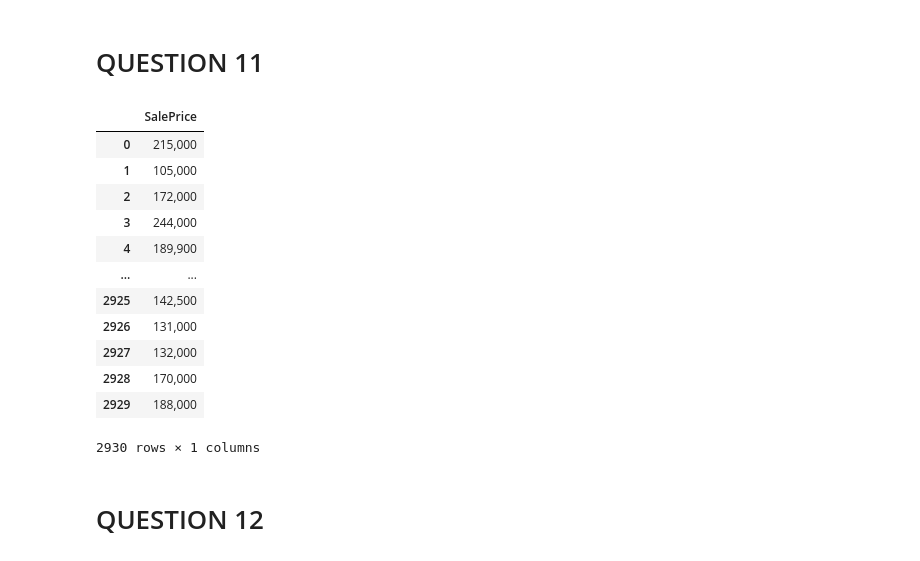
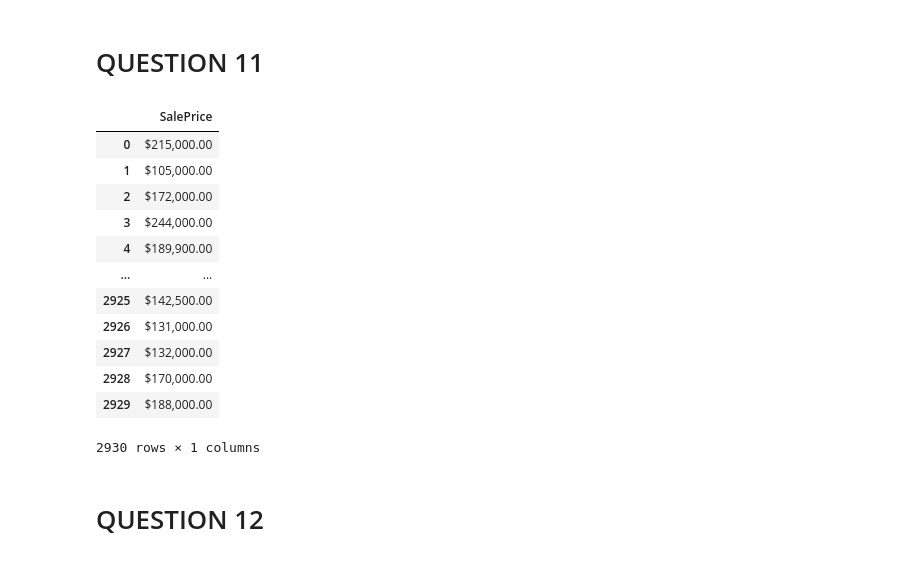
Before and after one commit to blcervone/GC_Ames_Housing_Basic_Pandas_Lab, a Jupyter notebook: Ames Housing Pandas Lab.ipynb, the cells around one changed output. Drawn from its saved outputs; the diff is of its cells as text; code cells hidden in the pictures.

```diff
--- a/Ames Housing Pandas Lab.ipynb
+++ b/Ames Housing Pandas Lab.ipynb
@@ -176,21 +264,21 @@ print(housing_df.iloc[2,4])
 # %% [markdown]
 # QUESTION 11
 # %%
-saleprice_df = housing_df["SalePrice"].apply(lambda x:"{:,d}".format(x))
+saleprice_df = housing_df["SalePrice"].apply(lambda x:"${:,.02f}".format(x))
 display(saleprice_df.to_frame())
 # %% [output]
 |  | SalePrice |
-| 0 | 215,000 |
-| 1 | 105,000 |
-| 2 | 172,000 |
-| 3 | 244,000 |
-| 4 | 189,900 |
+| 0 | $215,000.00 |
+| 1 | $105,000.00 |
+| 2 | $172,000.00 |
+| 3 | $244,000.00 |
+| 4 | $189,900.00 |
 | ... | ... |
-| 2925 | 142,500 |
-| 2926 | 131,000 |
-| 2927 | 132,000 |
-| 2928 | 170,000 |
-| 2929 | 188,000 |
+| 2925 | $142,500.00 |
+| 2926 | $131,000.00 |
+| 2927 | $132,000.00 |
+| 2928 | $170,000.00 |
+| 2929 | $188,000.00 |
 2930 rows × 1 columns
 # %% [markdown]
 # QUESTION 12
```
Also changed, not shown: parts of 14 cells of this notebook.
